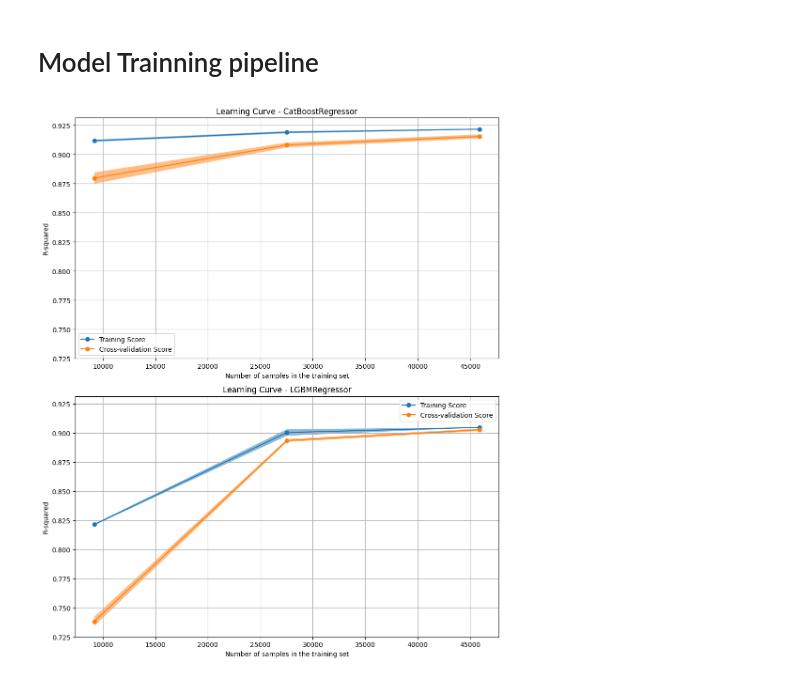
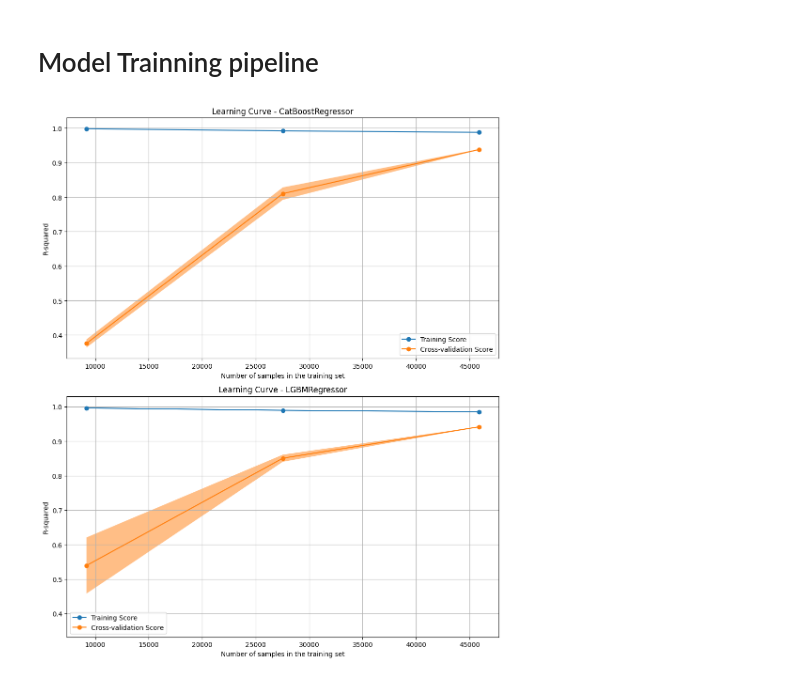
Before and after one commit to Himanshu0518/Traffic-demand-prediction, a Jupyter notebook: notebooks/01_experiment.ipynb, the cells around one changed output. Saved outputs shown, nothing was run; the diff lists cells and outputs as text; code cells hidden in the pictures.

Commit message:
improved feature extraction

```diff
--- a/notebooks/01_experiment.ipynb
+++ b/notebooks/01_experiment.ipynb
@@ -277,9 +457,35 @@ algorithms = [
 ]
 # %%
 # Split data into features (X) and target (y)
-X = df.drop('demand', axis=1)
+X = df.drop(['demand', 'day'], axis=1)
 y = df['demand']
 # %%
+from sklearn.preprocessing import FunctionTransformer
+
+# Define a custom transformer to drop columns after all feature extraction
+class ColumnRemover(BaseEstimator, TransformerMixin):
+    def __init__(self, columns_to_remove):
+        self.columns_to_remove = columns_to_remove
+
+    def fit(self, X, y=None):
+        return self
+
+    def transform(self, X):
+        X_copy = X.copy()
+        # Filter out columns that might not exist yet or are already dropped
+        cols_to_drop = [col for col in self.columns_to_remove if col in X_copy.columns]
+        return X_copy.drop(columns=cols_to_drop, errors='ignore')
+
+# Columns to remove before the final regressor
+# These include original identifiers, geohash components, or intermediate features
+# that might be redundant after full feature engineering.
+columns_to_drop_final = [
+    'Index', 'geohash', 'gh_4', 'gh_5',
+    'time_bucket', # Use cyclical encoding instead
+    'minute', # Use minute_sin/cos instead
+    'lat', 'lon' # If dist_to_center is sufficient
+]
+
 num_algorithms = len(algorithms)
 
 fig, axes = plt.subplots(
@@ -295,45 +501,49 @@ if num_algorithms == 1:
 
 common_params = {
     "X": X,
-    "y": y, # Changed Y to y
+    "y": y,
     "train_sizes": np.linspace(0.2, 1.0, 3),
     "cv": ShuffleSplit(n_splits=3, test_size=0.2, random_state=0),
     "score_type": "both",
     "n_jobs": -1,
     "line_kw": {"marker": "o"},
     "std_display_style": "fill_between",
-    "score_name": "R-squared", # Changed score_name to R-squared for regression
-    "scoring": "r2" # Added scoring parameter for R-squared
+    "score_name": "R-squared",
+    "scoring": "r2"
 }
 
 for ax, model_algo in zip(axes, algorithms):
-
+    # Build the full pipeline with all custom feature extractors
     pipeline_estimator = Pipeline([
-        ('date_features', DateFeatureExtractor()), # Added DateFeatureExtractor
-        ('preprocessor', preprocessor),
-        ('regressor', model_algo) # Changed classifier to regressor
+        ('date_features', DateFeatureExtractor()),
+        ('geohash_features', GeohashFeatureExtractor()),
+        ('categorical_features', CategoricalFeatureExtractor()),
+        ('numerical_features', NumericalFeatureExtractor()),
+        ('geohash_aggregator', GeohashAggregator()),
+        ('column_remover', ColumnRemover(columns_to_remove=columns_to_drop_final)),
+        ('regressor', model_algo)
     ])
 
     LearningCurveDisplay.from_estimator(
         pipeline_estimator,
         **common_params,
         ax=ax
     )
 
     handles, labels = ax.get_legend_handles_labels()
 
     ax.legend(
         handles[:2],
         ["Training Score", "Cross-validation Score"]
     )
 
     ax.set_title(
         f"Learning Curve - {model_algo.__class__.__name__}"
     )
 
     ax.grid(True)
 
 plt.tight_layout()
 plt.show()
 # %% [output]
-[figure, old version]
+[figure, new version]
```
Also changed, not shown: parts of 12 cells of this notebook.
